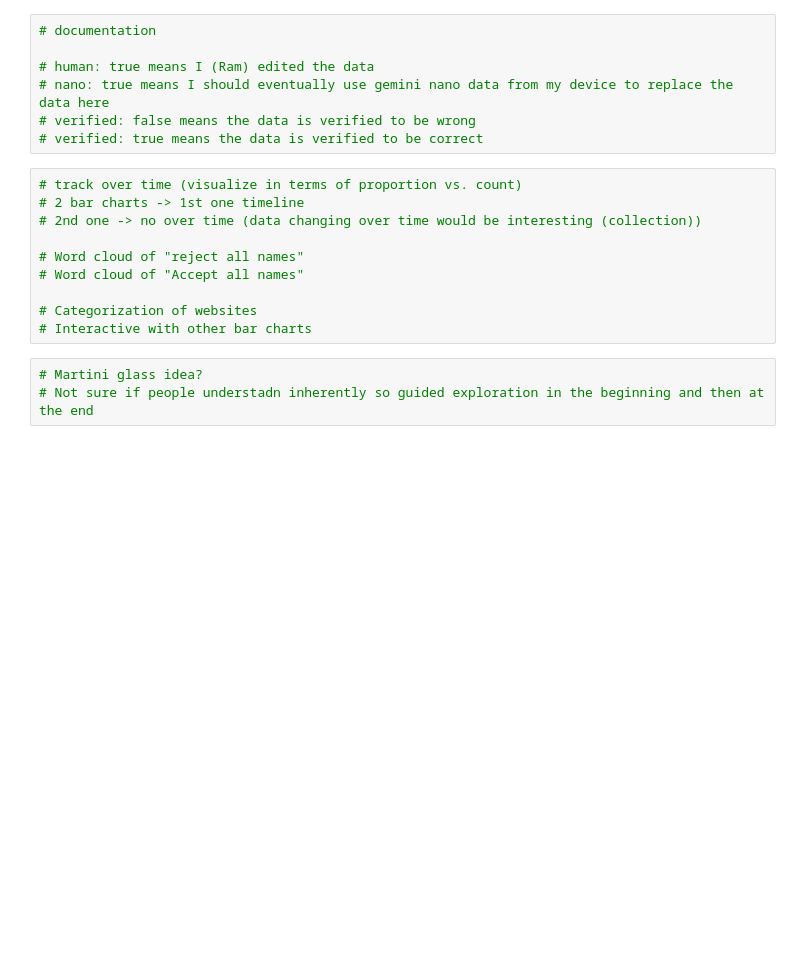
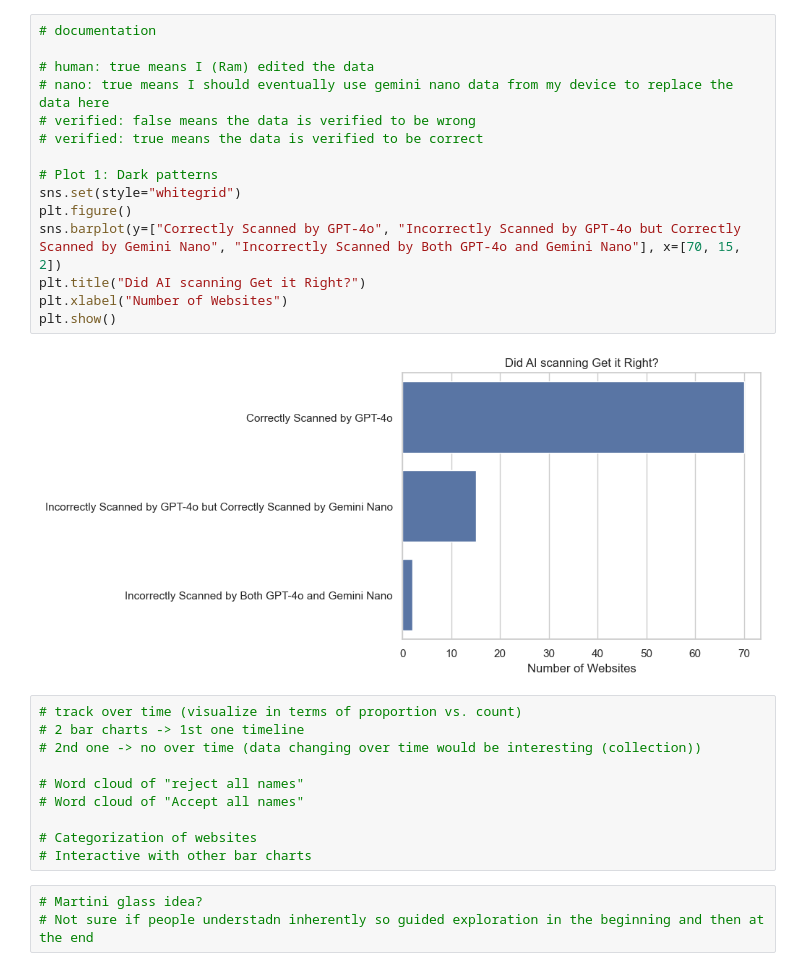
Before and after one commit to papayaverse/compliance_dashboard_prototype, a Jupyter notebook: compliance.ipynb, the cells around one changed output. Saved outputs shown, nothing was run; the diff lists cells and outputs as text; blank space fills up the shorter version.

```diff
--- a/compliance.ipynb
+++ b/compliance.ipynb
@@ -181,10 +185,20 @@ plt.show()
 # %%
 # documentation
 
 # human: true means I (Ram) edited the data
 # nano: true means I should eventually use gemini nano data from my device to replace the data here
 # verified: false means the data is verified to be wrong
 # verified: true means the data is verified to be correct
+
+# Plot 1: Dark patterns
+sns.set(style="whitegrid")
+plt.figure()
+sns.barplot(y=["Correctly Scanned by GPT-4o", "Incorrectly Scanned by GPT-4o but Correctly Scanned by Gemini Nano", "Incorrectly Scanned by Both GPT-4o and Gemini Nano"], x=[70, 15, 2])
+plt.title("Did AI scanning Get it Right?")
+plt.xlabel("Number of Websites")
+plt.show()
+# %% [output]
+[figure, added]
 # %%
 # track over time (visualize in terms of proportion vs. count)
 # 2 bar charts -> 1st one timeline
```
Also changed, not shown: parts of 3 cells of this notebook, 1 other file.
